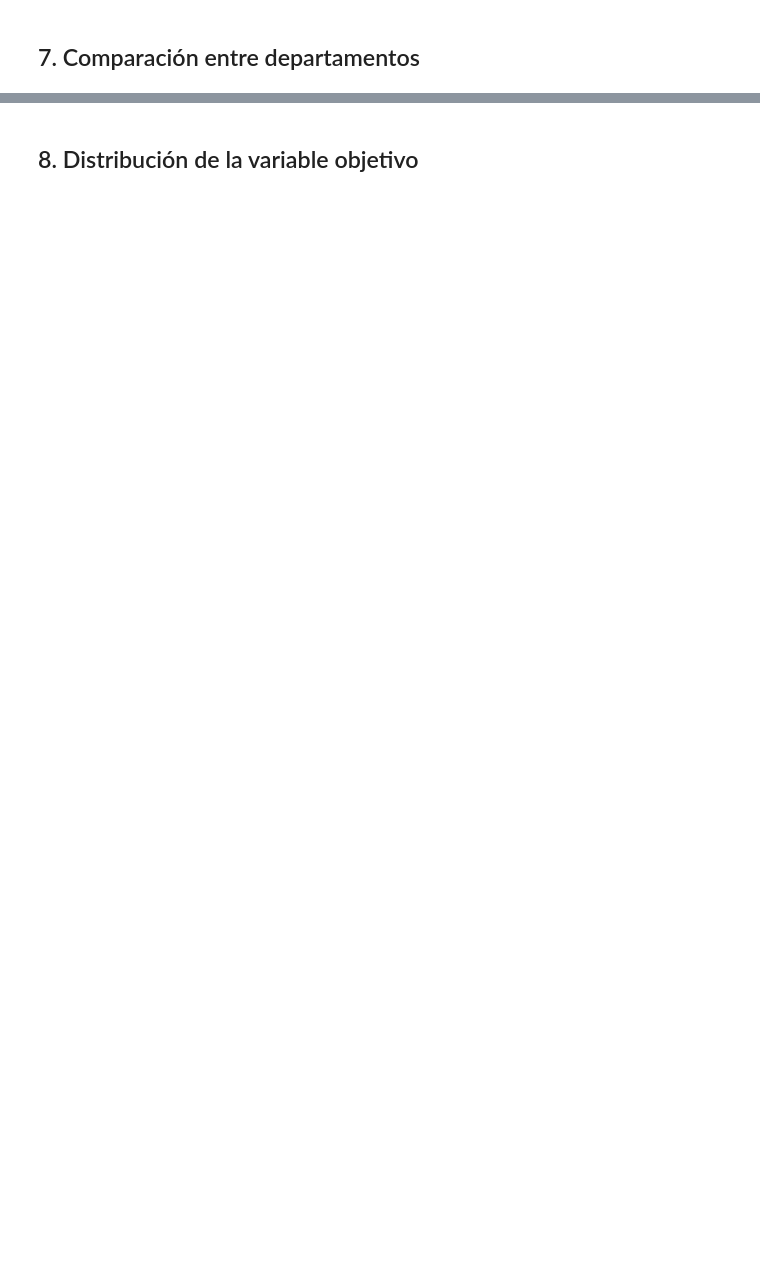
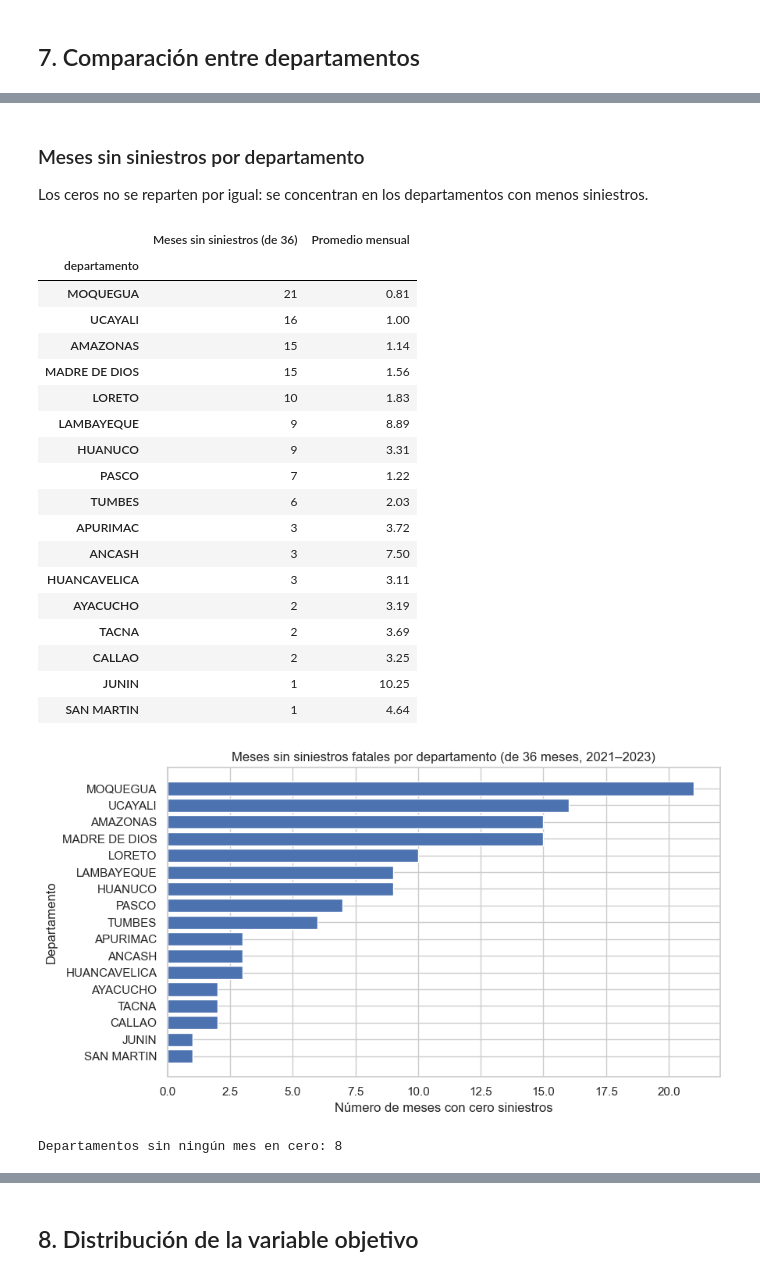
Before and after one commit to ParadoxGallade/TA-IA-Aplicada, a Jupyter notebook: notebooks/01_eda.ipynb, the cells around one changed output, grey strips where cells are left out. Saved outputs shown, nothing was run; the diff lists cells and outputs as text; code cells hidden in the pictures; blank space fills up the shorter version.

```diff
--- a/notebooks/01_eda.ipynb
+++ b/notebooks/01_eda.ipynb
@@ -195,0 +199,42 @@ plt.show()
+# %% [markdown]
+### Meses sin siniestros por departamento
+Los ceros no se reparten por igual: se concentran en los departamentos con menos siniestros.
+# %%
+meses_cero = df[df["siniestros"] == 0].groupby("departamento").size().sort_values(ascending=False)
+promedio_depto = df.groupby("departamento")["siniestros"].mean()
+
+display(pd.DataFrame({"Meses sin siniestros (de 36)": meses_cero,
+                      "Promedio mensual": promedio_depto[meses_cero.index].round(2)}))
+
+plt.figure(figsize=(9, 5))
+plt.barh(meses_cero.index[::-1], meses_cero.values[::-1])
+plt.title("Meses sin siniestros fatales por departamento (de 36 meses, 2021–2023)")
+plt.xlabel("Número de meses con cero siniestros")
+plt.ylabel("Departamento")
+plt.tight_layout()
+plt.savefig("../results/plots/EDA/8. Meses sin siniestros fatales por departamento (2021-2023).png", dpi=150, bbox_inches="tight")
+plt.show()
+
+print("Departamentos sin ningún mes en cero:", df["departamento"].nunique() - len(meses_cero))
+# %% [output]
+|  | Meses sin siniestros (de 36) | Promedio mensual |
+| departamento |  |  |
+| MOQUEGUA | 21 | 0.81 |
+| UCAYALI | 16 | 1.00 |
+| AMAZONAS | 15 | 1.14 |
+| MADRE DE DIOS | 15 | 1.56 |
+| LORETO | 10 | 1.83 |
+| LAMBAYEQUE | 9 | 8.89 |
+| HUANUCO | 9 | 3.31 |
+| PASCO | 7 | 1.22 |
+| TUMBES | 6 | 2.03 |
+| APURIMAC | 3 | 3.72 |
+| ANCASH | 3 | 7.50 |
+| HUANCAVELICA | 3 | 3.11 |
+| AYACUCHO | 2 | 3.19 |
+| TACNA | 2 | 3.69 |
+| CALLAO | 2 | 3.25 |
+| JUNIN | 1 | 10.25 |
+| SAN MARTIN | 1 | 4.64 |
+[figure, added]
+Departamentos sin ningún mes en cero: 8
```
Also changed, not shown: parts of 14 cells of this notebook, 34 other files.
